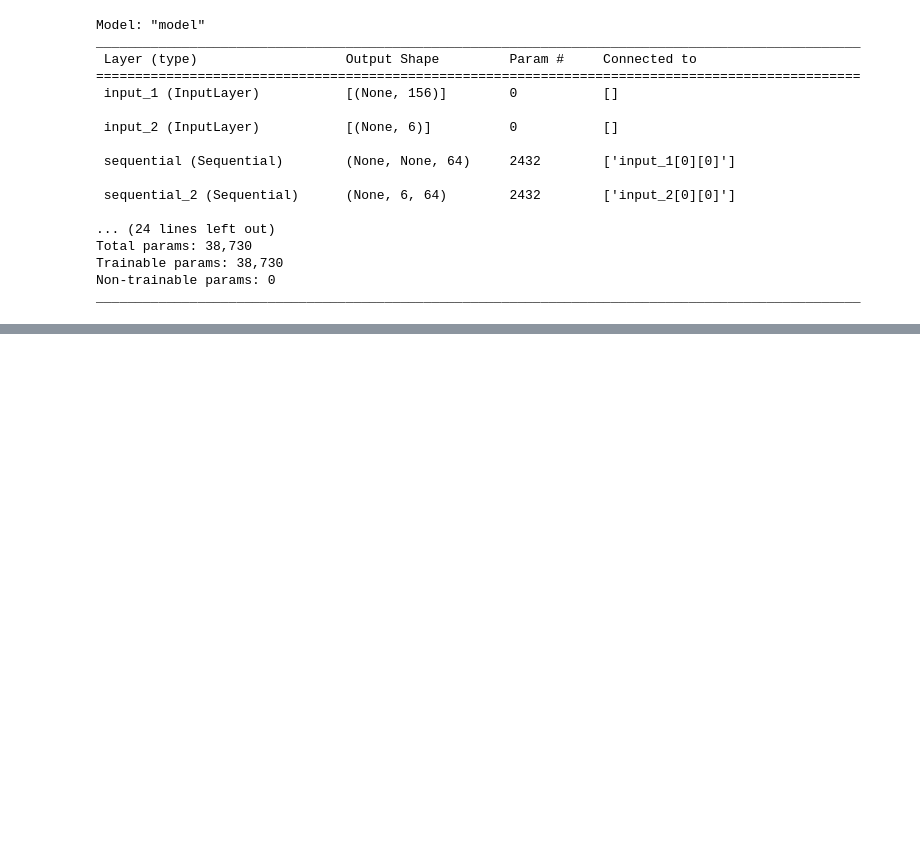
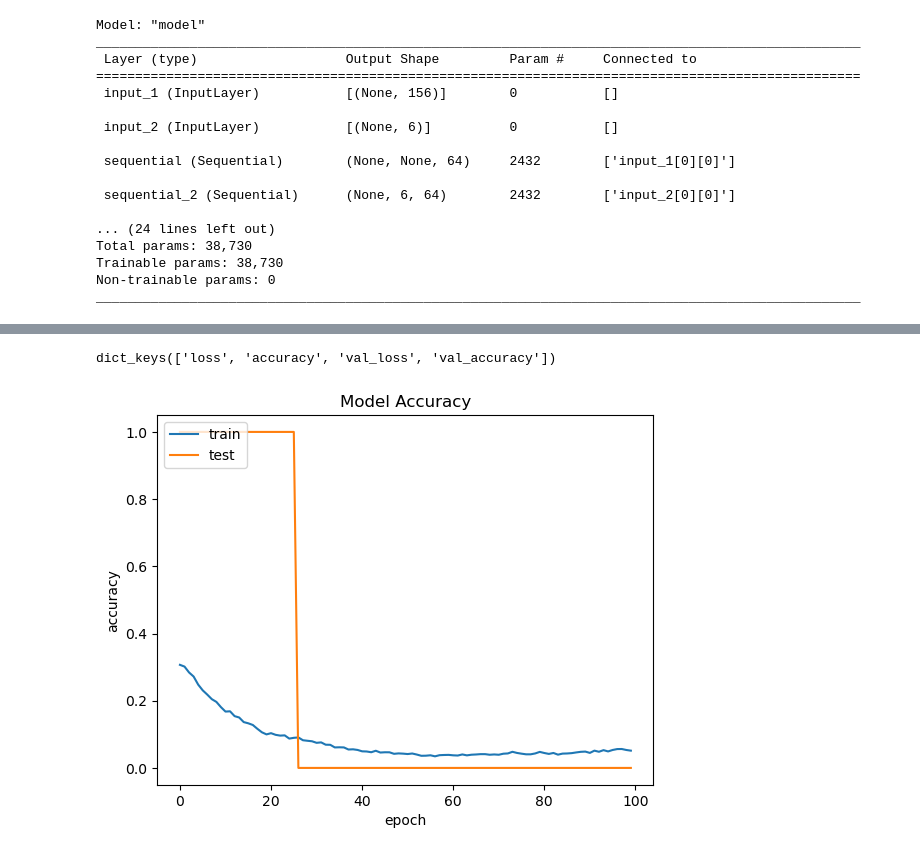
Before and after one commit to MaukanMir/Deep-Learning-Overfitting-Cook-Book, a Jupyter notebook: NLP-Basics/chat-bot.ipynb, the cells around one changed output, grey strips where cells are left out. Saved outputs shown, nothing was run; the diff lists cells and outputs as text; code cells hidden in the pictures; blank space fills up the shorter version.

Commit message:
added new model

```diff
--- a/NLP-Basics/chat-bot.ipynb
+++ b/NLP-Basics/chat-bot.ipynb
@@ -167,3 +167,5 @@ Total params: 38,730
 Trainable params: 38,730
 Non-trainable params: 0
 __________________________________________________________________________________________________
+# %%
+history = model.fit([inputs_train,queries_train], answer_train, batch_size=32, epochs=100, validation_data=([inputs_test, queries_test], answer_test))
@@ -169,0 +192,14 @@ ________________________________________________________________________________
+# %%
+import matplotlib.pyplot as plt
+%matplotlib inline
+print(history.history.keys())
+plt.plot(history.history['accuracy'])
+plt.plot(history.history['val_accuracy'])
+plt.title("Model Accuracy")
+plt.ylabel('accuracy')
+plt.xlabel('epoch')
+plt.legend(['train', 'test'], loc='upper left')
+plt.show()
+# %% [output]
+dict_keys(['loss', 'accuracy', 'val_loss', 'val_accuracy'])
+[figure, added]
```
Also changed, not shown: parts of 1 cell of this notebook.
